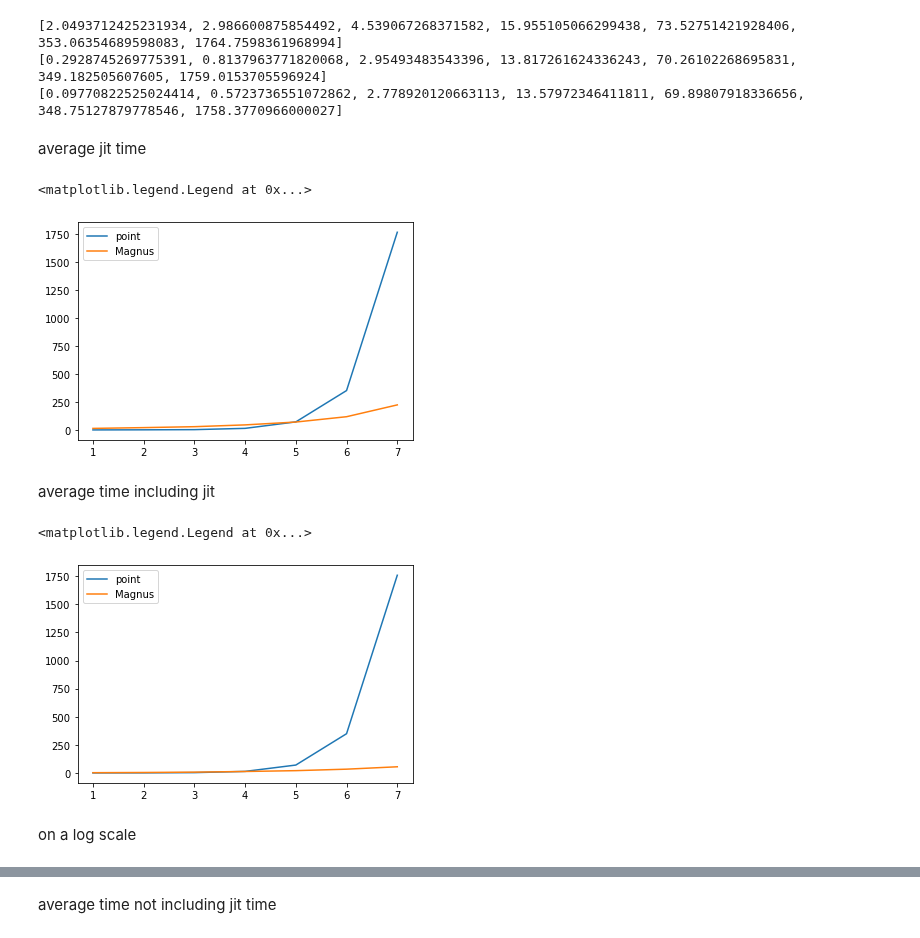
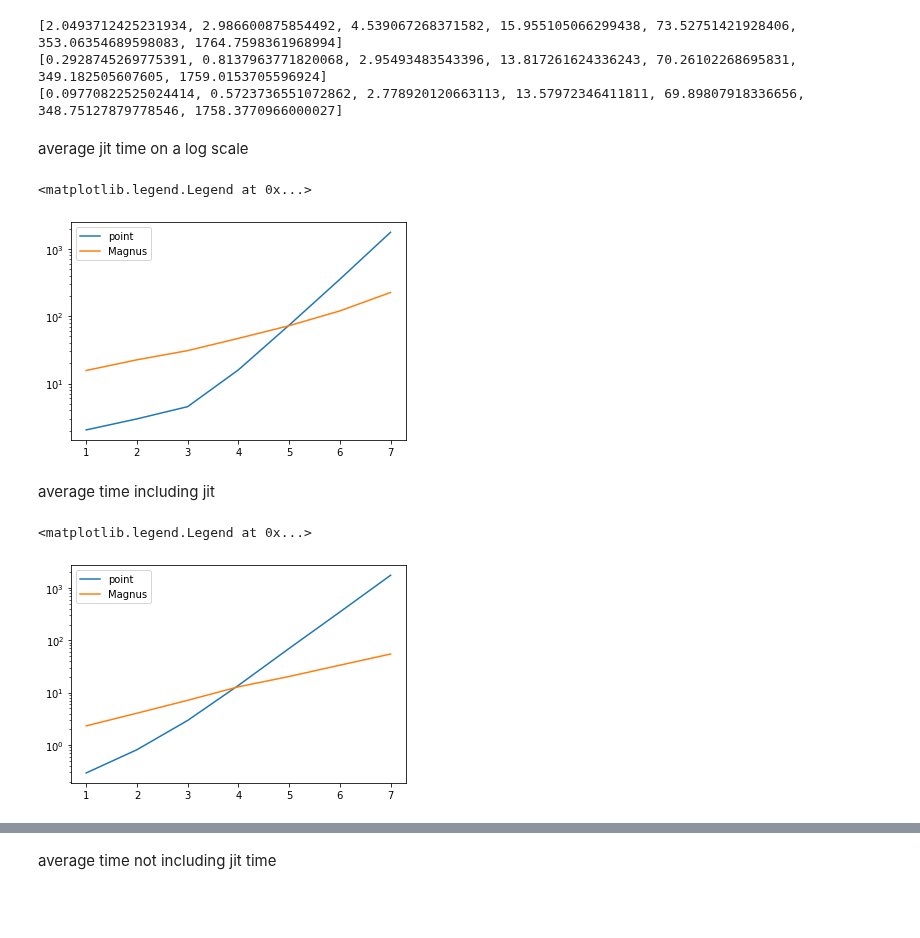
Before and after one commit to DanPuzzuoli/multivariable_dyson_magnus, a Jupyter notebook: magnus_qoc.ipynb, the cells around one changed output, grey strips where cells are left out. Cells and saved outputs as stored; diff of their text form; code cells hidden in the pictures; blank space fills up the shorter version.

```diff
--- a/magnus_qoc.ipynb
+++ b/magnus_qoc.ipynb
@@ -2093,23 +2098,33 @@ print(point_ave_jitted_times)
 [2.0493712425231934, 2.986600875854492, 4.539067268371582, 15.955105066299438, 73.52751421928406, 353.06354689598083, 1764.7598361968994]
 [0.2928745269775391, 0.8137963771820068, 2.95493483543396, 13.817261624336243, 70.26102268695831, 349.182505607605, 1759.0153705596924]
 [0.09770822525024414, 0.5723736551072862, 2.778920120663113, 13.57972346411811, 69.89807918336656, 348.75127879778546, 1758.3770966000027]
+# %%
+#temp
+mag_jit_times = jnp.array([15.633368253707886, 22.518843173980713, 30.838497161865234, 46.85136389732361, 72.26748323440552, 119.76512312889099, 225.17702507972717])
+mag_ave_times = jnp.array([2.3228111982345583, 4.057305026054382, 7.1609525918960575, 12.95760772228241, 20.427796721458435, 33.598188972473146, 54.88755824565887])
+mag_ave_jitted_times = jnp.array([0.8438604142930772, 2.0060230096181235, 4.530114306343926, 9.191634813944498, 14.667831553353203, 24.024085177315605, 35.96650637520684])
+point_jit_times = jnp.array([2.0493712425231934, 2.986600875854492, 4.539067268371582, 15.955105066299438, 73.52751421928406, 353.06354689598083, 1764.7598361968994])
+point_ave_times = jnp.array([0.2928745269775391, 0.8137963771820068, 2.95493483543396, 13.817261624336243, 70.26102268695831, 349.182505607605, 1759.0153705596924])
+point_ave_jitted_times = jnp.array([0.09770822525024414, 0.5723736551072862, 2.778920120663113, 13.57972346411811, 69.89807918336656, 348.75127879778546, 1758.3770966000027])
 # %% [markdown]
-average jit time
+average jit time on a log scale
 # %%
+#plt.plot(N_variations, point_jit_times, label='point')
+#plt.plot(N_variations, mag_jit_times, label='Magnus')
 plt.plot(N_variations, point_jit_times, label='point')
 plt.plot(N_variations, mag_jit_times, label='Magnus')
+plt.yscale('log')
 plt.legend()
 # %% [output]
 <matplotlib.legend.Legend at 0x...>
-[figure, old version]
+[figure, new version]
 # %% [markdown]
 average time including jit
 # %%
 plt.plot(N_variations, point_ave_times, label='point')
 plt.plot(N_variations, mag_ave_times, label='Magnus')
+plt.yscale('log')
 plt.legend()
 # %% [output]
 <matplotlib.legend.Legend at 0x...>
-[figure, old version]
+[figure, new version]
-# %% [markdown]
-on a log scale
```
Also changed, not shown: parts of 9 cells of this notebook.
